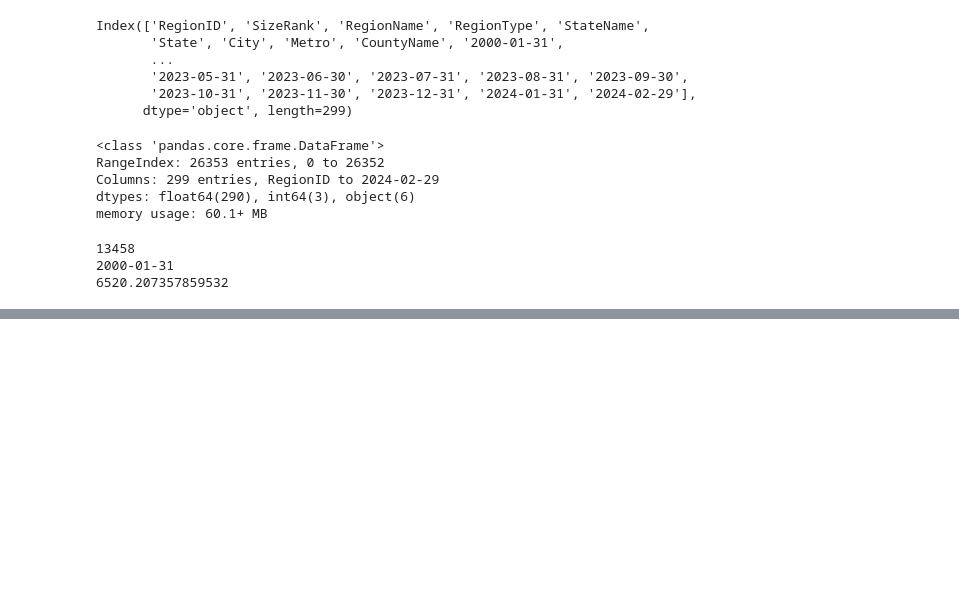
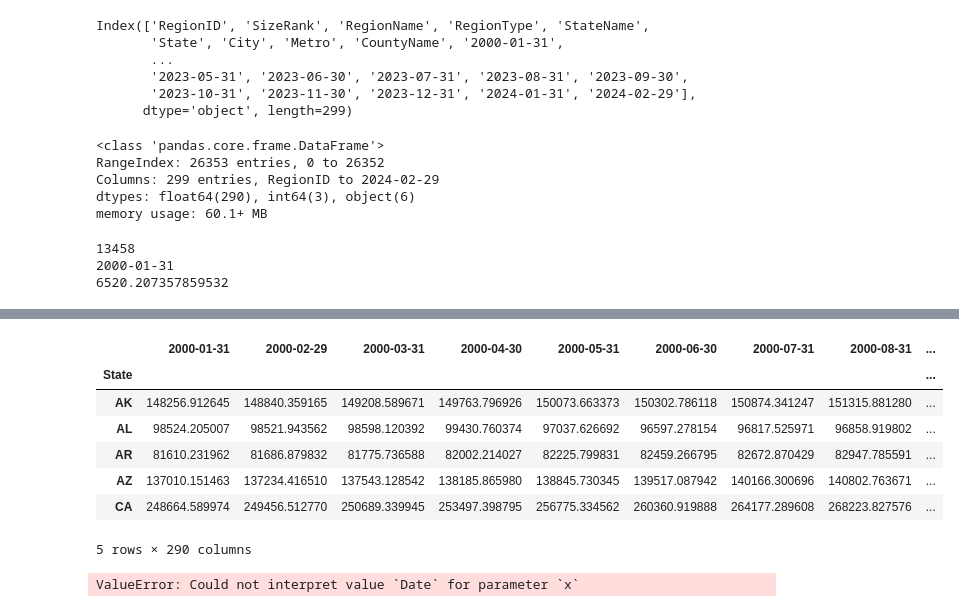
Before and after one commit to cdmoseley/Housing_Zillow, a Jupyter notebook: Housing_Zillow.ipynb, the cells around one changed output, grey strips where cells are left out. Cells and saved outputs as stored; diff of their text form; code cells hidden in the pictures; blank space fills up the shorter version.

```diff
--- a/Housing_Zillow.ipynb
+++ b/Housing_Zillow.ipynb
@@ -44,0 +97,23 @@ Zillow_forecast_df.head()
+# %%
+State_Group_df = State_Grouped_df.drop(columns = ['RegionID','SizeRank', 'RegionName'])
+State_Group_df.head()
+# %% [output]
+|  | 2000-01-31 | 2000-02-29 | 2000-03-31 | 2000-04-30 | 2000-05-31 | 2000-06-30 | 2000-07-31 | 2000-08-31 | ... |
+| State |  |  |  |  |  |  |  |  | ... |
+| AK | 148256.912645 | 148840.359165 | 149208.589671 | 149763.796926 | 150073.663373 | 150302.786118 | 150874.341247 | 151315.881280 | ... |
+| AL | 98524.205007 | 98521.943562 | 98598.120392 | 99430.760374 | 97037.626692 | 96597.278154 | 96817.525971 | 96858.919802 | ... |
+| AR | 81610.231962 | 81686.879832 | 81775.736588 | 82002.214027 | 82225.799831 | 82459.266795 | 82672.870429 | 82947.785591 | ... |
+| AZ | 137010.151463 | 137234.416510 | 137543.128542 | 138185.865980 | 138845.730345 | 139517.087942 | 140166.300696 | 140802.763671 | ... |
+| CA | 248664.589974 | 249456.512770 | 250689.339945 | 253497.398795 | 256775.334562 | 260360.919888 | 264177.289608 | 268223.827576 | ... |
+5 rows × 290 columns
+# %%
+sns.lineplot(data = State_Group_df, x = "Date", y = "Home Values")
+plt.title('Trending Videos by Day')
+plt.xlabel('Day of Month')
+plt.ylabel('Video Views (In Millions)')
+plt.xticks(rotation=0)
+plt.legend()
+plt.tight_layout()
+plt.show();
+# %% [output]
+ValueError: Could not interpret value `Date` for parameter `x`
```
Also changed, not shown: parts of 13 cells of this notebook, 1 other file.
